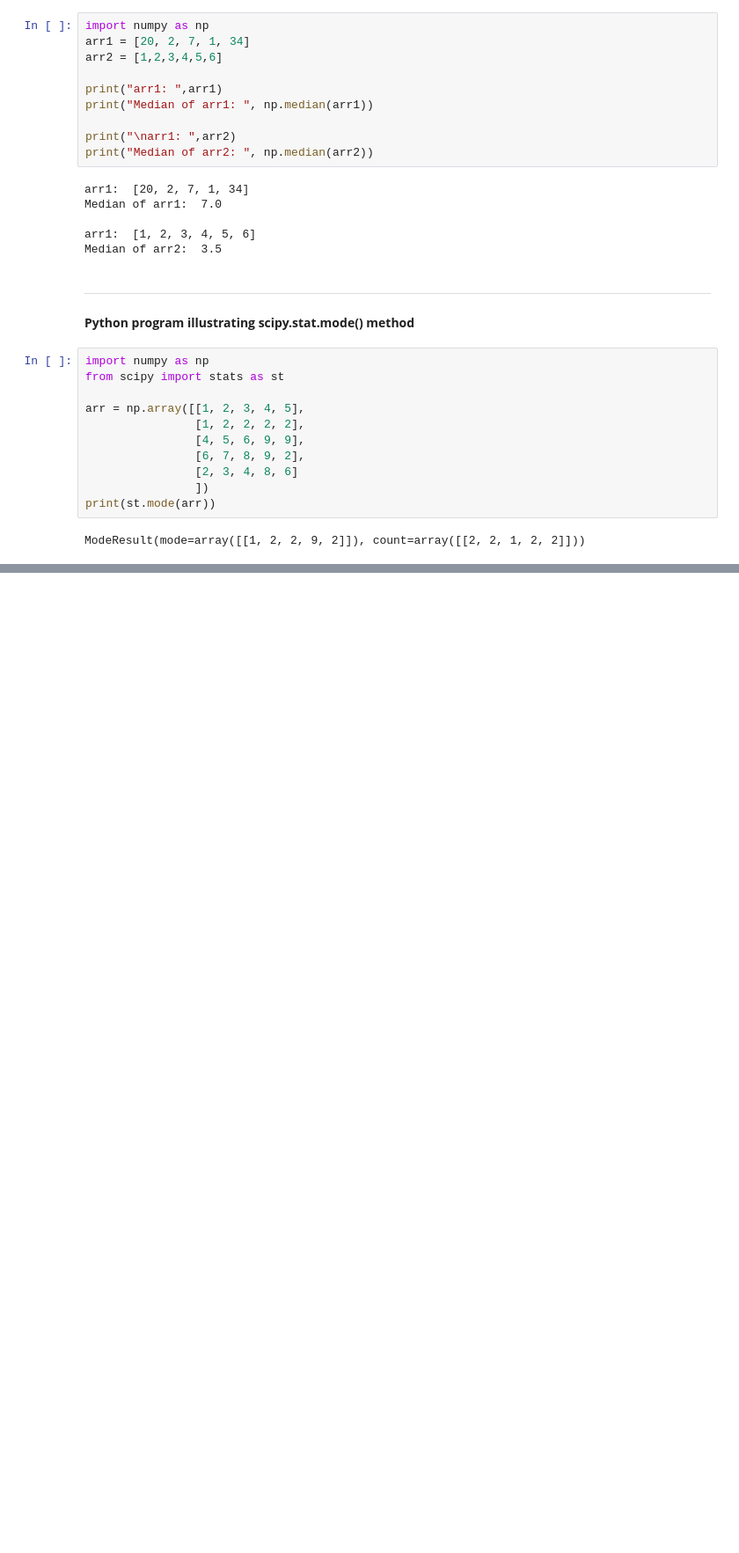
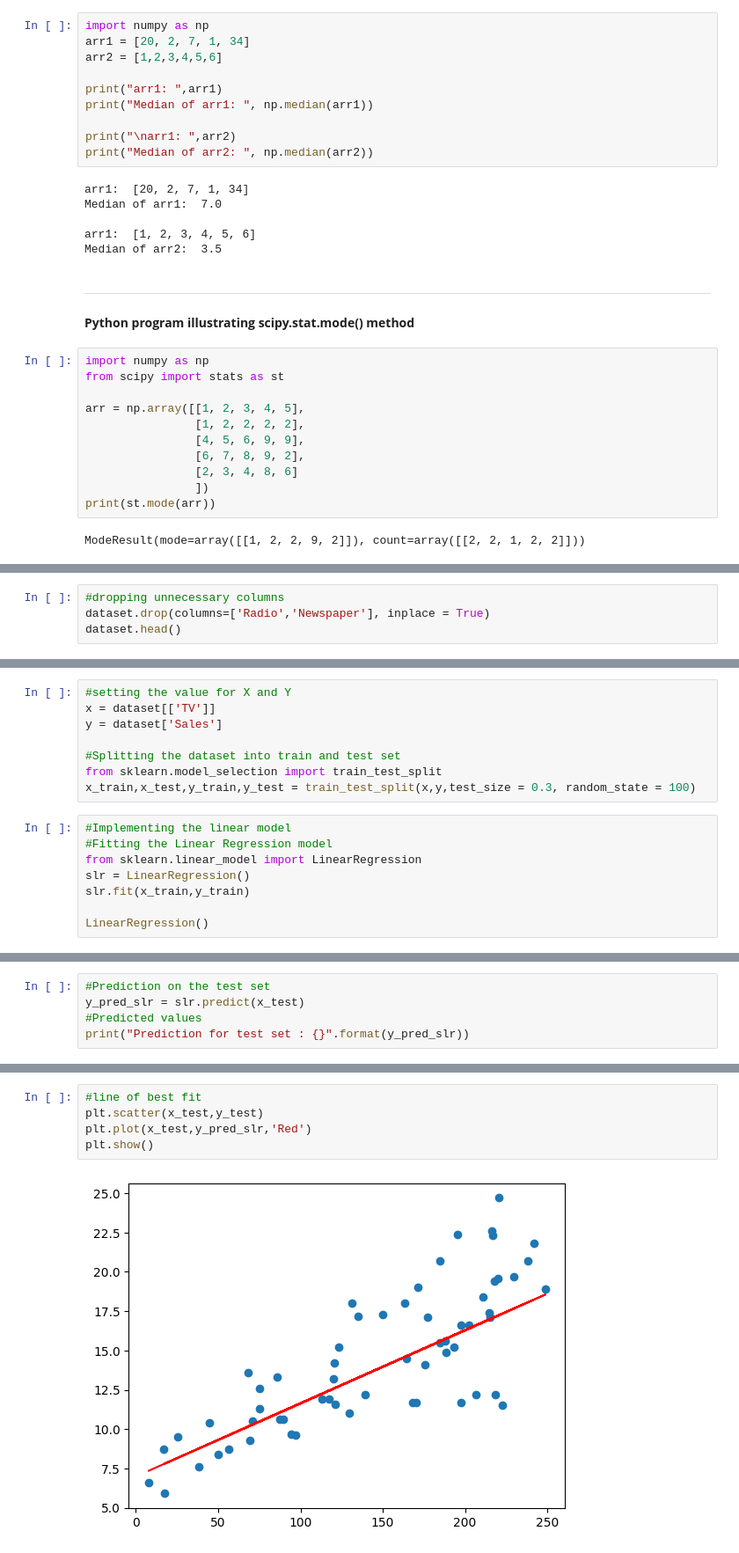
Before and after one commit to Nithixz/Data-Science-using-Python, a Jupyter notebook: Data_Science_using_Python.ipynb, the cells around one changed output, grey strips where cells are left out. Shown: that part at 88% size. Drawn from its saved outputs; the diff is of its cells as text; blank space fills up the shorter version.

```diff
--- a/Data_Science_using_Python.ipynb
+++ b/Data_Science_using_Python.ipynb
@@ -527,0 +733,4 @@ ModeResult(mode=array([[1, 2, 2, 9, 2]]), count=array([[2, 2, 1, 2, 2]]))
+# %%
+#dropping unnecessary columns
+dataset.drop(columns=['Radio','Newspaper'], inplace = True)
+dataset.head()
@@ -527,0 +744,16 @@ ModeResult(mode=array([[1, 2, 2, 9, 2]]), count=array([[2, 2, 1, 2, 2]]))
+# %%
+#setting the value for X and Y
+x = dataset[['TV']]
+y = dataset['Sales']
+
+#Splitting the dataset into train and test set
+from sklearn.model_selection import train_test_split
+x_train,x_test,y_train,y_test = train_test_split(x,y,test_size = 0.3, random_state = 100)
+# %%
+#Implementing the linear model
+#Fitting the Linear Regression model
+from sklearn.linear_model import LinearRegression
+slr = LinearRegression()
+slr.fit(x_train,y_train)
+
+LinearRegression()
@@ -527,0 +762,5 @@ ModeResult(mode=array([[1, 2, 2, 9, 2]]), count=array([[2, 2, 1, 2, 2]]))
+# %%
+#Prediction on the test set
+y_pred_slr = slr.predict(x_test)
+#Predicted values
+print("Prediction for test set : {}".format(y_pred_slr))
@@ -527,0 +790,7 @@ ModeResult(mode=array([[1, 2, 2, 9, 2]]), count=array([[2, 2, 1, 2, 2]]))
+# %%
+#line of best fit
+plt.scatter(x_test,y_test)
+plt.plot(x_test,y_pred_slr,'Red')
+plt.show()
+# %% [output]
+[figure, added]
```
Also changed, not shown: parts of 21 cells of this notebook.
